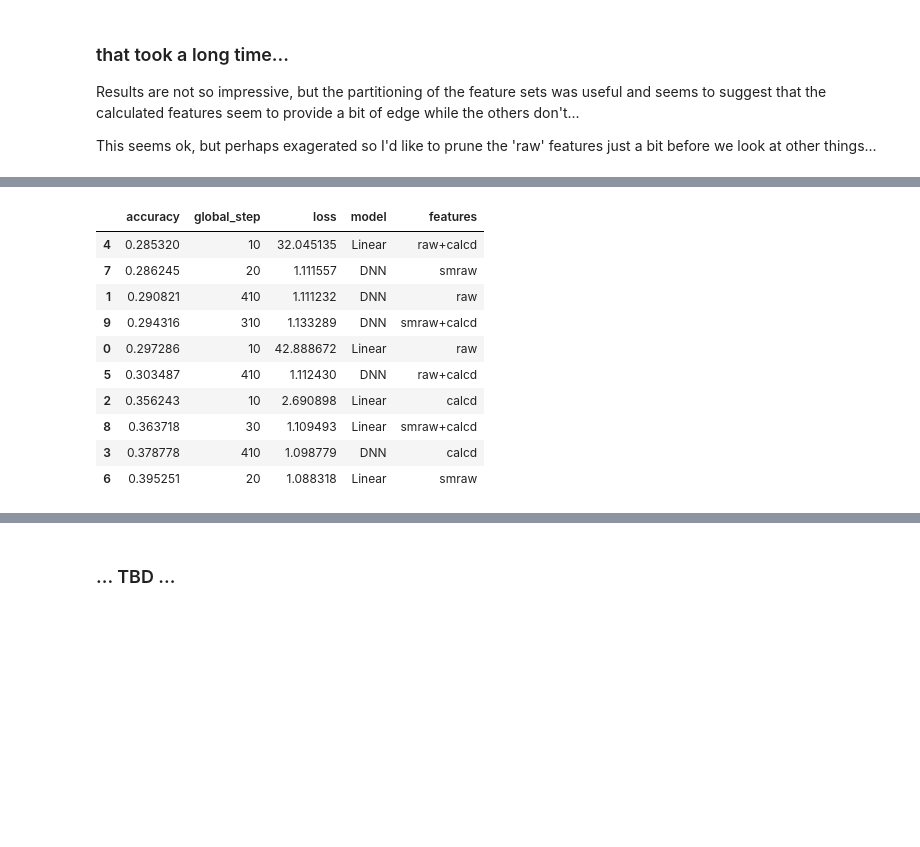
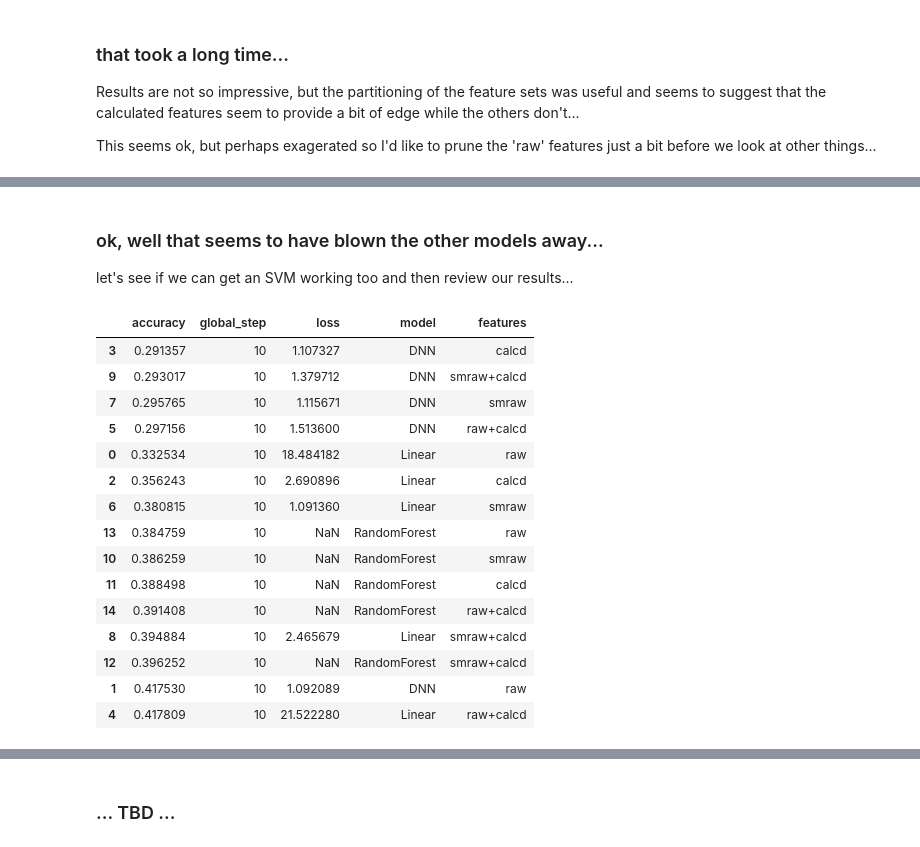
Before and after one commit to hackthemarket/pystrat, a Jupyter notebook: DEN2_features.ipynb, the cells around one changed output, grey strips where cells are left out. Saved outputs shown, nothing was run; the diff lists cells and outputs as text; code cells hidden in the pictures; blank space fills up the shorter version.

Commit message:
incr dev : random forests & svm  - added random forests which yielded surprisingly good results  - added svm which invariably kills kernel...  - lot's of cleanup and good direction fwd...

```diff
--- a/DEN2_features.ipynb
+++ b/DEN2_features.ipynb
@@ -736,5 +613,6 @@ Accuracy: 0.363718
 # %%
-src_dnn   = _fitntestDNN( train=src_train, vlad=src_vlad, model_dir='/tmp/src_dnn', steps=200)
+src_lc   = _fitntestLinearClassifier( train=src_train, vlad=src_vlad, model_dir='/tmp/src_lc', steps=steps)
+src_dnn   = _fitntestDNN( train=src_train, vlad=src_vlad,model_dir='/tmp/src_dnn', steps=steps)
 # %% [output]
 WARNING:tensorflow:Change warning: default value of `enable_centered_bias` will change after 2016-10-09. It will be disabled by default.Instructions for keeping existing behaviour:
 Explicitly set `enable_centered_bias` to 'True' if you want to keep existing behaviour.
@@ -757,2 +652,0 @@ Accuracy: 0.294125
-# %%
-src_dnn   = _fitntestDNN( train=src_train, vlad=src_vlad, model_dir='/tmp/src_dnn', steps=100)
@@ -777,0 +655,4 @@ Accuracy: 0.294316
+# %%
+smraw_rf   = _fitntestRandomForest(train=smraw_train, vlad=smraw_vlad, model_dir='/tmp/smraw_rf', steps=steps)
+calcd_rf   = _fitntestRandomForest(train=calcd_train, vlad=calcd_vlad, model_dir='/tmp/calcd_rf', steps=steps)
+src_rf   = _fitntestRandomForest(train=src_train, vlad=src_vlad, model_dir='/tmp/src_rf', steps=steps)
@@ -777,0 +714,3 @@ Accuracy: 0.294316
+# %%
+raw_rf   = _fitntestRandomForest(train=raw_train, vlad=raw_vlad, model_dir='/tmp/raw_rf', steps=steps)
+rc_rf   = _fitntestRandomForest(train=rc_train, vlad=rc_vlad, model_dir='/tmp/rc_rf', steps=steps)
@@ -777,0 +754,4 @@ Accuracy: 0.294316
+# %% [markdown]
+### ok, well that seems to have blown the other models away...
+
+let's see if we can get an SVM working too and then review our results...
@@ -778,21 +764,29 @@ Accuracy: 0.294316
 # %%
 # let's aggregate our results so far
 
 results = pd.DataFrame( [ raw_lc[0],raw_dnn[0], calcd_lc[0],
-                         calcd_dnn[0], rc_lc[0], rc_dnn[0], smraw_lc[0],smraw_dnn[0],src_lc[0],src_dnn[0]])
-results['model'] = ['Linear', 'DNN','Linear', 'DNN','Linear', 'DNN','Linear', 'DNN','Linear', 'DNN']
-results['features'] =['raw', 'raw','calcd','calcd','raw+calcd','raw+calcd','smraw','smraw','smraw+calcd','smraw+calcd']
+                         calcd_dnn[0], rc_lc[0], rc_dnn[0], smraw_lc[0],smraw_dnn[0],src_lc[0],src_dnn[0],
+                        smraw_rf[0],calcd_rf[0],src_rf[0],raw_rf[0],rc_rf[0]])
+results['model'] = ['Linear', 'DNN','Linear', 'DNN','Linear', 'DNN','Linear',
+                    'DNN','Linear', 'DNN','RandomForest','RandomForest','RandomForest','RandomForest','RandomForest']
+results['features'] =['raw', 'raw','calcd','calcd','raw+calcd','raw+calcd','smraw',
+                      'smraw','smraw+calcd','smraw+calcd','smraw','calcd','smraw+calcd','raw','raw+calcd']
 results.sort_values('accuracy',inplace=True)
 results
 # %% [output]
 |  | accuracy | global_step | loss | model | features |
-| 4 | 0.285320 | 10 | 32.045135 | Linear | raw+calcd |
-| 7 | 0.286245 | 20 | 1.111557 | DNN | smraw |
-| 1 | 0.290821 | 410 | 1.111232 | DNN | raw |
-| 9 | 0.294316 | 310 | 1.133289 | DNN | smraw+calcd |
-| 0 | 0.297286 | 10 | 42.888672 | Linear | raw |
-| 5 | 0.303487 | 410 | 1.112430 | DNN | raw+calcd |
-| 2 | 0.356243 | 10 | 2.690898 | Linear | calcd |
-| 8 | 0.363718 | 30 | 1.109493 | Linear | smraw+calcd |
-| 3 | 0.378778 | 410 | 1.098779 | DNN | calcd |
-| 6 | 0.395251 | 20 | 1.088318 | Linear | smraw |
+| 3 | 0.291357 | 10 | 1.107327 | DNN | calcd |
+| 9 | 0.293017 | 10 | 1.379712 | DNN | smraw+calcd |
+| 7 | 0.295765 | 10 | 1.115671 | DNN | smraw |
+| 5 | 0.297156 | 10 | 1.513600 | DNN | raw+calcd |
+| 0 | 0.332534 | 10 | 18.484182 | Linear | raw |
+| 2 | 0.356243 | 10 | 2.690896 | Linear | calcd |
+| 6 | 0.380815 | 10 | 1.091360 | Linear | smraw |
+| 13 | 0.384759 | 10 | NaN | RandomForest | raw |
+| 10 | 0.386259 | 10 | NaN | RandomForest | smraw |
+| 11 | 0.388498 | 10 | NaN | RandomForest | calcd |
+| 14 | 0.391408 | 10 | NaN | RandomForest | raw+calcd |
+| 8 | 0.394884 | 10 | 2.465679 | Linear | smraw+calcd |
+| 12 | 0.396252 | 10 | NaN | RandomForest | smraw+calcd |
+| 1 | 0.417530 | 10 | 1.092089 | DNN | raw |
+| 4 | 0.417809 | 10 | 21.522280 | Linear | raw+calcd |
```
Also changed, not shown: parts of 28 cells of this notebook.
